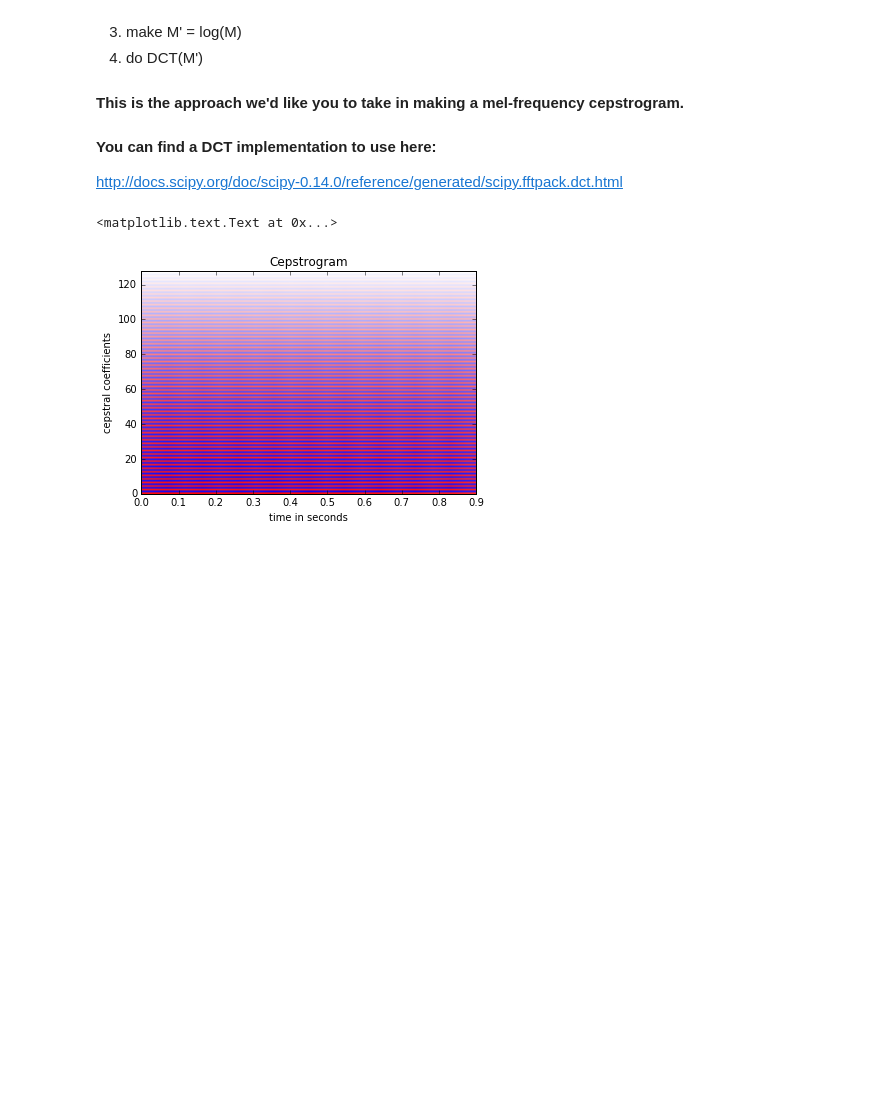
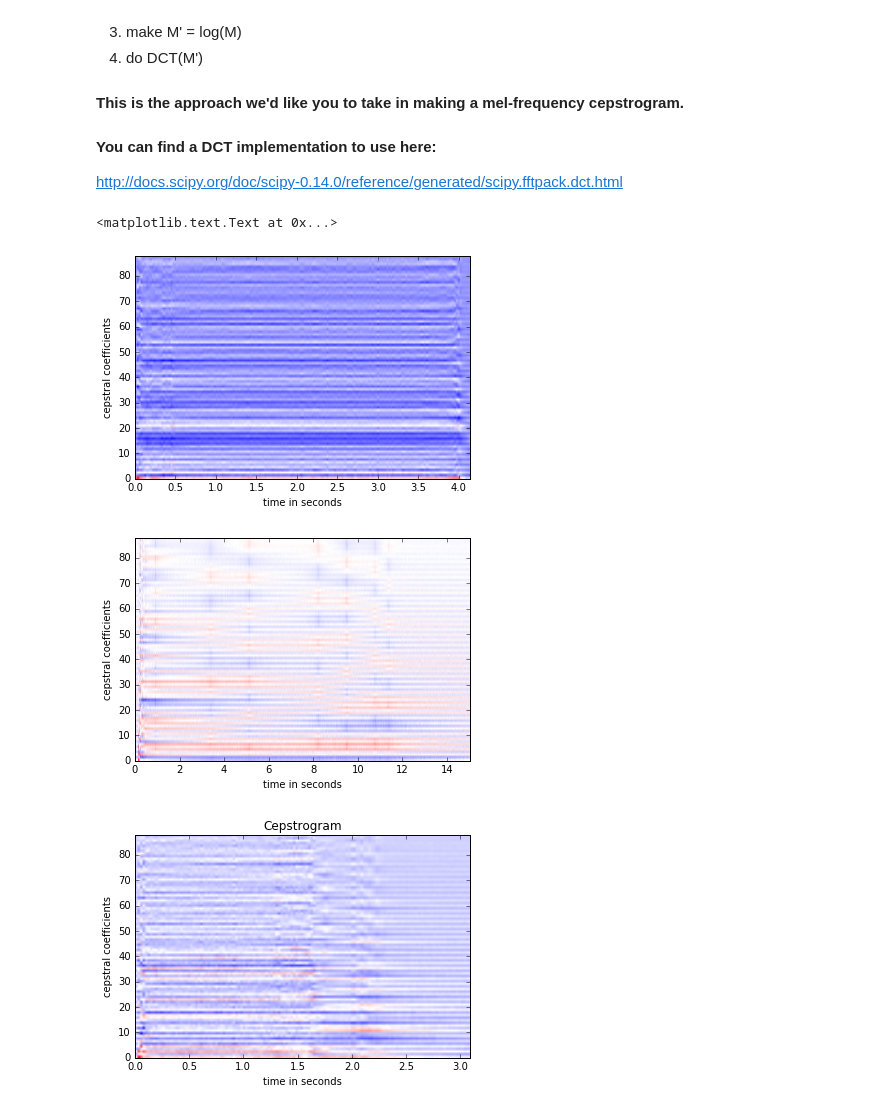
Before and after one commit to itsmichaelwang/eecs352_spardofy, a Jupyter notebook: Spardofy.ipynb, the cells around one changed output. Drawn from its saved outputs; the diff is of its cells as text; code cells hidden in the pictures; blank space fills up the shorter version.

```diff
--- a/Spardofy.ipynb
+++ b/Spardofy.ipynb
@@ -365,11 +365,13 @@ def mf_cepstrogram(signal, window_size, hop_size, sample_rate, num_channels, dis
     # your code goes here
 
     # mel-spaced magnitude spectrum M from S:
-    M, times, freqs = log_spectrogram(signal, window_size, hop_size, sample_rate, num_channels, channel_spacing ='mel',display=False)
+    M, times, freqs = log_spectrogram(signal, window_size, hop_size, sample_rate, num_channels, channel_spacing ='mel', display=False)
 
     mfccgram = np.empty((len(times), num_channels))
 
     M = np.abs(M) + 0.00000001
+    M = np.log(M)
+
     for i in xrange(len(times)):
         mfccgram[i] = sp.fftpack.dct(M[i])
 
@@ -384,21 +386,37 @@ def mf_cepstrogram(signal, window_size, hop_size, sample_rate, num_channels, dis
         plt.xlabel('time in seconds')
         plt.ylabel('cepstral coefficients')
 
+#         plt.plot(d_mfccgram[0])
+#         plt.show()
+
     return mfccgram, times
 # %%
-sample_rate = 44100.
+sample_rate = 44100.0
 
-tt=np.arange(sample_rate)/sample_rate
-f0=100.; f1=3000.;
-mu=(f1-f0)/(2*tt[-1])
-signal=np.cos(2*np.pi*(mu*tt**2+f0*tt))
+# tt=np.arange(sample_rate)/sample_rate
+# f0=100.; f1=3000.;
+# mu=(f1-f0)/(2*tt[-1])
+# signal=np.cos(2*np.pi*(mu*tt**2+f0*tt))
 
-window_size = int(0.1*sample_rate)
-hop_size = int(0.05*sample_rate)
-num_channels = 128
+trumpet, sr = librosa.load('./samples/trumpet.wav', sr=sample_rate)
+vibraphone, sr = librosa.load('./samples/vibraphone.wav', sr=sample_rate)
+violin, sr = librosa.load('./samples/violin.wav', sr=sample_rate)
 
-cgram,times= mf_cepstrogram(signal, window_size, hop_size, sample_rate, num_channels, display = 1 )
+# window_size = int(0.1*sample_rate)
+# hop_size = int(0.05*sample_rate)
+
+window_size = 2048
+hop_size = 1024
+
+num_channels = 88
+
+cgram, times = mf_cepstrogram(trumpet, window_size, hop_size, sample_rate, num_channels, display = True)
+cgram, times = mf_cepstrogram(vibraphone, window_size, hop_size, sample_rate, num_channels, display = True)
+cgram, times = mf_cepstrogram(violin, window_size, hop_size, sample_rate, num_channels, display = True)
+
 plt.title('Cepstrogram')
 # %% [output]
 <matplotlib.text.Text at 0x...>
-[figure, old version]
+[figure, new version]
+[figure, added]
+[figure, added]
```
Also changed, not shown: 3 other files.
